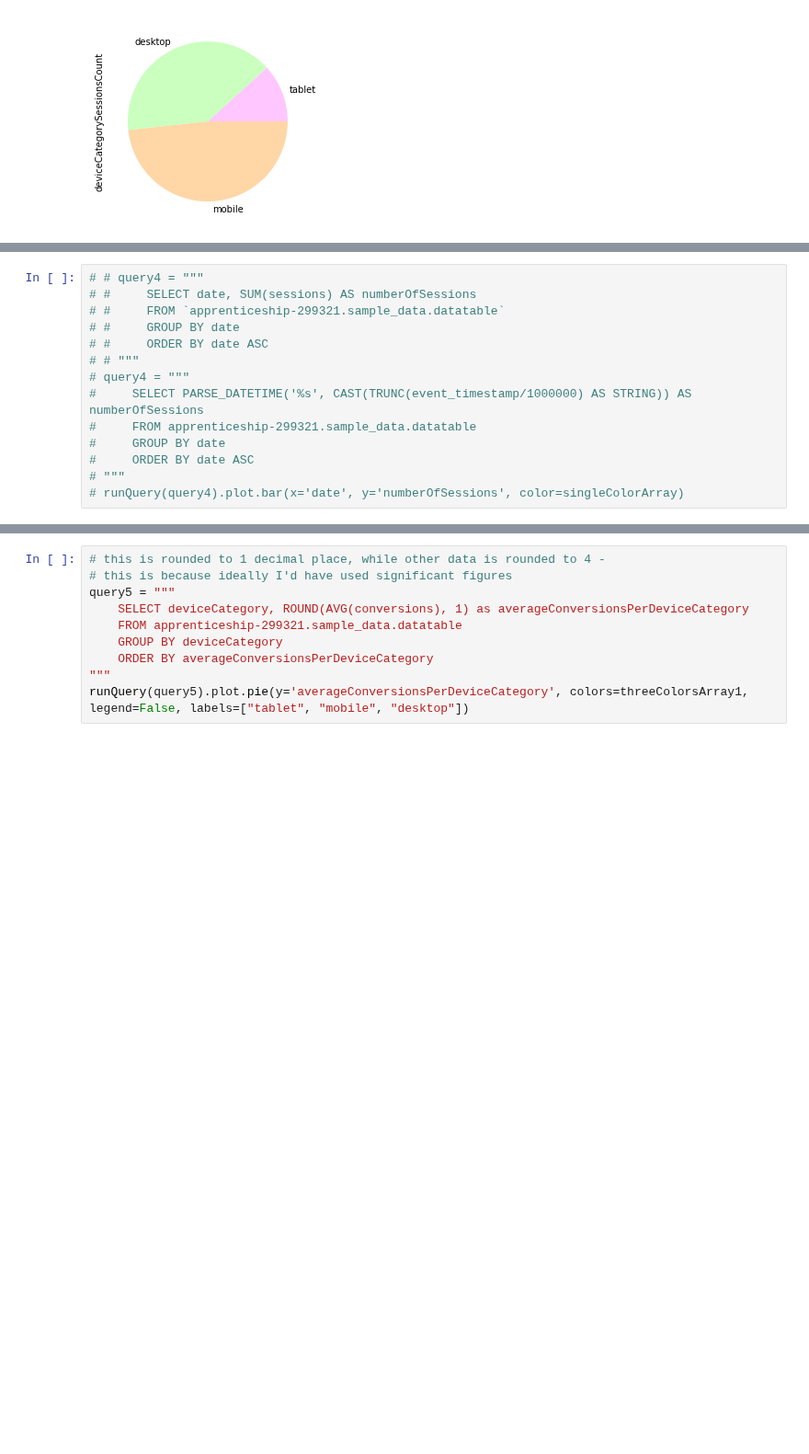
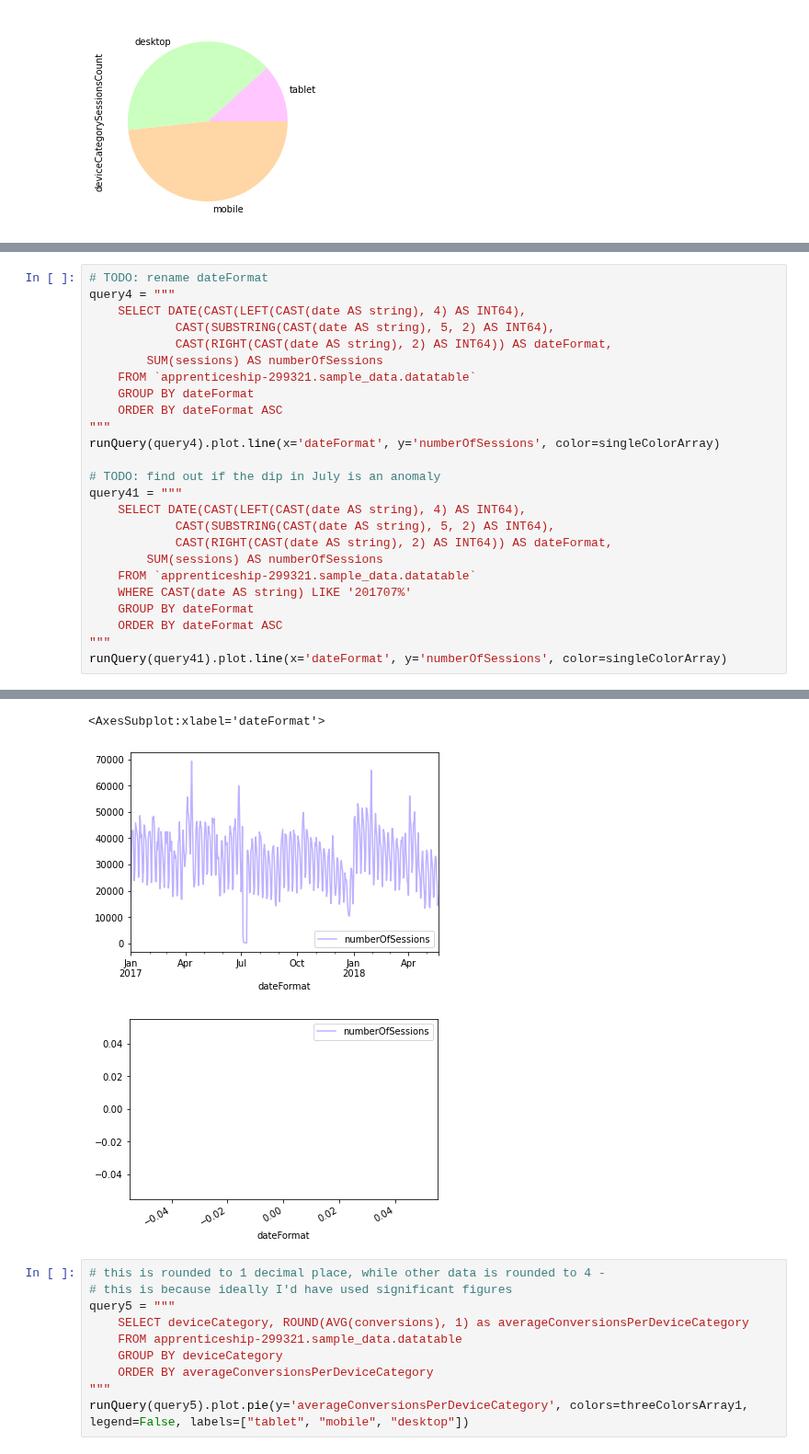
Before and after one commit to Coletterbox/More-BigQuery-with-Python, a Jupyter notebook: queriesWithGraphs3.ipynb, the cells around one changed output, grey strips where cells are left out. Shown at 92% size. Saved outputs shown, nothing was run; the diff lists cells and outputs as text; blank space fills up the shorter version.

Commit message:
Start inspecting July dip

```diff
--- a/queriesWithGraphs3.ipynb
+++ b/queriesWithGraphs3.ipynb
@@ -155,14 +156,26 @@ runQuery(query3).plot.bar(x='channelGrouping', y='channelGroupingCount', color=r
-# %%
-# # query4 = """
-# #     SELECT date, SUM(sessions) AS numberOfSessions
-# #     FROM `apprenticeship-299321.sample_data.datatable`
-# #     GROUP BY date
-# #     ORDER BY date ASC
-# # """
-# query4 = """
-#     SELECT PARSE_DATETIME('%s', CAST(TRUNC(event_timestamp/1000000) AS STRING)) AS numberOfSessions
-#     FROM apprenticeship-299321.sample_data.datatable
-#     GROUP BY date
-#     ORDER BY date ASC
-# """
-# runQuery(query4).plot.bar(x='date', y='numberOfSessions', color=singleColorArray)
+# %%
+# TODO: rename dateFormat
+query4 = """
+    SELECT DATE(CAST(LEFT(CAST(date AS string), 4) AS INT64),
+            CAST(SUBSTRING(CAST(date AS string), 5, 2) AS INT64),
+            CAST(RIGHT(CAST(date AS string), 2) AS INT64)) AS dateFormat,
+        SUM(sessions) AS numberOfSessions
+    FROM `apprenticeship-299321.sample_data.datatable`
+    GROUP BY dateFormat
+    ORDER BY dateFormat ASC
+"""
+runQuery(query4).plot.line(x='dateFormat', y='numberOfSessions', color=singleColorArray)
+
+# TODO: find out if the dip in July is an anomaly
+query41 = """
+    SELECT DATE(CAST(LEFT(CAST(date AS string), 4) AS INT64),
+            CAST(SUBSTRING(CAST(date AS string), 5, 2) AS INT64),
+            CAST(RIGHT(CAST(date AS string), 2) AS INT64)) AS dateFormat,
+        SUM(sessions) AS numberOfSessions
+    FROM `apprenticeship-299321.sample_data.datatable`
+    WHERE CAST(date AS string) LIKE '201707%'
+    GROUP BY dateFormat
+    ORDER BY dateFormat ASC
+"""
+runQuery(query41).plot.line(x='dateFormat', y='numberOfSessions', color=singleColorArray)
+# %% [output]
@@ -169,3 +199,6 @@ runQuery(query3).plot.bar(x='channelGrouping', y='channelGroupingCount', color=r
+<AxesSubplot:xlabel='dateFormat'>
+[figure, added]
+[figure, added]
 # %%
 # this is rounded to 1 decimal place, while other data is rounded to 4 -
 # this is because ideally I'd have used significant figures
```
Also changed, not shown: parts of 2 cells of this notebook.
